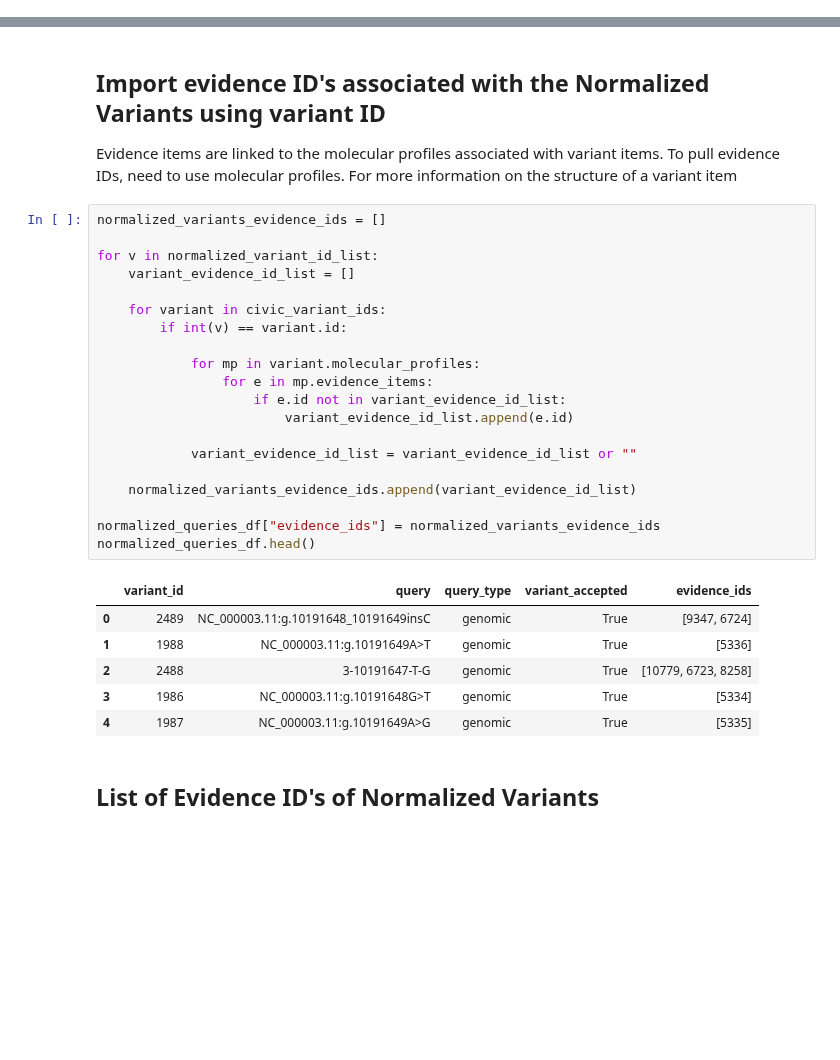
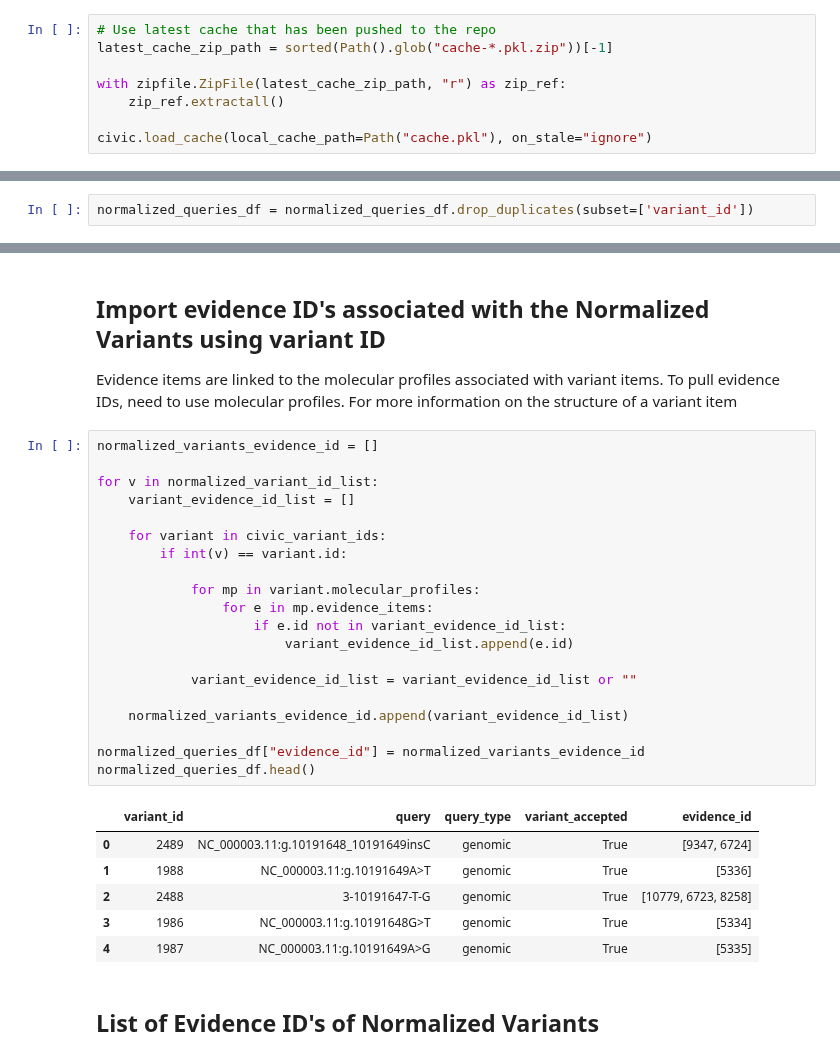
Before and after one commit to cancervariants/variation-normalization, a Jupyter notebook: notebooks/analysis/civic/civic_evidence_analysis.ipynb, the cells around one changed output, grey strips where cells are left out. Drawn from its saved outputs; the diff is of its cells as text; blank space fills up the shorter version.

```diff
--- a/notebooks/analysis/civic/civic_evidence_analysis.ipynb
+++ b/notebooks/analysis/civic/civic_evidence_analysis.ipynb
@@ -9,0 +12,8 @@ from civicpy import civic
+# %%
+# Use latest cache that has been pushed to the repo
+latest_cache_zip_path = sorted(Path().glob("cache-*.pkl.zip"))[-1]
+
+with zipfile.ZipFile(latest_cache_zip_path, "r") as zip_ref:
+    zip_ref.extractall()
+
+civic.load_cache(local_cache_path=Path("cache.pkl"), on_stale="ignore")
@@ -39,6 +52,8 @@ normalized_queries_df.head()
 | 2 | 2488 | 3-10191647-T-G | genomic | True |
 | 3 | 1986 | NC_000003.11:g.10191648G>T | genomic | True |
 | 4 | 1987 | NC_000003.11:g.10191649A>G | genomic | True |
+# %%
+normalized_queries_df = normalized_queries_df.drop_duplicates(subset=['variant_id'])
 # %%
 normalized_variant_id_list = list(normalized_queries_df["variant_id"])
 # %% [markdown]
@@ -73,27 +103,27 @@ f"Percentage of accepted Normalized Variants: {percentage_accepted_normalized_va
 
 Evidence items are linked to the molecular profiles associated with variant items. To pull evidence IDs, need to use molecular profiles. For more information on the structure of a variant item
 # %%
-normalized_variants_evidence_ids = []
+normalized_variants_evidence_id = []
 
 for v in normalized_variant_id_list:
     variant_evidence_id_list = []
 
     for variant in civic_variant_ids:
         if int(v) == variant.id:
 
             for mp in variant.molecular_profiles:
                 for e in mp.evidence_items:
                     if e.id not in variant_evidence_id_list:
                         variant_evidence_id_list.append(e.id)
 
             variant_evidence_id_list = variant_evidence_id_list or ""
 
-    normalized_variants_evidence_ids.append(variant_evidence_id_list)
+    normalized_variants_evidence_id.append(variant_evidence_id_list)
 
-normalized_queries_df["evidence_ids"] = normalized_variants_evidence_ids
+normalized_queries_df["evidence_id"] = normalized_variants_evidence_id
 normalized_queries_df.head()
 # %% [output]
-|  | variant_id | query | query_type | variant_accepted | evidence_ids |
+|  | variant_id | query | query_type | variant_accepted | evidence_id |
 | 0 | 2489 | NC_000003.11:g.10191648_10191649insC | genomic | True | [9347, 6724] |
 | 1 | 1988 | NC_000003.11:g.10191649A>T | genomic | True | [5336] |
 | 2 | 2488 | 3-10191647-T-G | genomic | True | [10779, 6723, 8258] |
```
Also changed, not shown: parts of 122 cells of this notebook.
